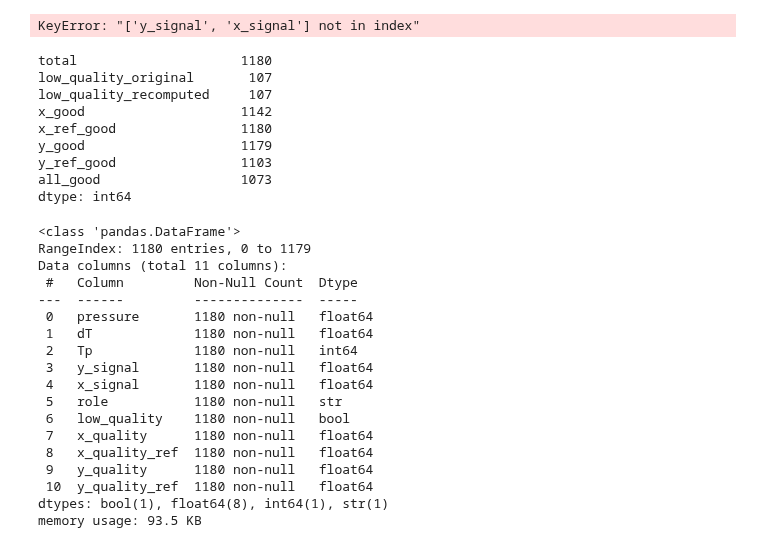
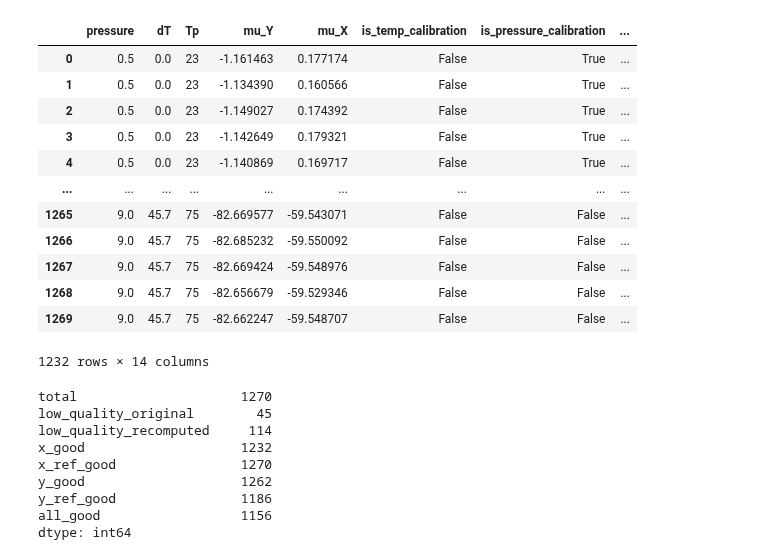
Before and after one commit to szybec31/OFDR-ML-TempPressure, a Jupyter notebook: analyze.ipynb, the cells around one changed output. Cells and saved outputs as stored; diff of their text form; code cells hidden in the pictures.

```diff
--- a/analyze.ipynb
+++ b/analyze.ipynb
@@ -77,42 +77,33 @@ df_summary[df_summary["ref"].notna()]
 # %%
-df_base_for_training = df_summary[df_summary["ref"].notna()][["pressure", "dT", "Tp", "y_signal", "x_signal", "role", "low_quality", "x_quality", "x_quality_ref", "y_quality", "y_quality_ref"]]
+df_base_for_training = df_summary[df_summary["ref"].notna()][["pressure", "dT", "Tp", "mu_Y", "mu_X",  "is_temp_calibration", "is_pressure_calibration", "is_joint_regression", "is_repeatability_test", "low_quality", "x_quality", "x_quality_ref", "y_quality", "y_quality_ref"]]
 df_base_for_training[df_base_for_training["x_quality"] > 0.9]
 # %% [output]
+|  | pressure | dT | Tp | mu_Y | mu_X | is_temp_calibration | is_pressure_calibration | ... |
+| 0 | 0.5 | 0.0 | 23 | -1.161463 | 0.177174 | False | True | ... |
+| 1 | 0.5 | 0.0 | 23 | -1.134390 | 0.160566 | False | True | ... |
+| 2 | 0.5 | 0.0 | 23 | -1.149027 | 0.174392 | False | True | ... |
+| 3 | 0.5 | 0.0 | 23 | -1.142649 | 0.179321 | False | True | ... |
+| 4 | 0.5 | 0.0 | 23 | -1.140869 | 0.169717 | False | True | ... |
+| ... | ... | ... | ... | ... | ... | ... | ... | ... |
+| 1265 | 9.0 | 45.7 | 75 | -82.669577 | -59.543071 | False | False | ... |
+| 1266 | 9.0 | 45.7 | 75 | -82.685232 | -59.550092 | False | False | ... |
+| 1267 | 9.0 | 45.7 | 75 | -82.669424 | -59.548976 | False | False | ... |
+| 1268 | 9.0 | 45.7 | 75 | -82.656679 | -59.529346 | False | False | ... |
+| 1269 | 9.0 | 45.7 | 75 | -82.662247 | -59.548707 | False | False | ... |
-KeyError: "['y_signal', 'x_signal'] not in index"
+1232 rows × 14 columns
 # %%
 from utils import quality_report
 
 
 print(quality_report(df_base_for_training, 0.9))
 # %% [output]
-total                     1180
-low_quality_original       107
-low_quality_recomputed     107
-x_good                    1142
-x_ref_good                1180
-y_good                    1179
-y_ref_good                1103
-all_good                  1073
+total                     1270
+low_quality_original        45
+low_quality_recomputed     114
+x_good                    1232
+x_ref_good                1270
+y_good                    1262
+y_ref_good                1186
+all_good                  1156
 dtype: int64
-# %%
-df_base_for_training[df_base_for_training["role"].str.contains("EDA")].info()
-# %% [output]
-<class 'pandas.DataFrame'>
-RangeIndex: 1180 entries, 0 to 1179
-Data columns (total 11 columns):
- #   Column         Non-Null Count  Dtype
----  ------         --------------  -----
- 0   pressure       1180 non-null   float64
- 1   dT             1180 non-null   float64
- 2   Tp             1180 non-null   int64
- 3   y_signal       1180 non-null   float64
- 4   x_signal       1180 non-null   float64
- 5   role           1180 non-null   str
- 6   low_quality    1180 non-null   bool
- 7   x_quality      1180 non-null   float64
- 8   x_quality_ref  1180 non-null   float64
- 9   y_quality      1180 non-null   float64
- 10  y_quality_ref  1180 non-null   float64
-dtypes: bool(1), float64(8), int64(1), str(1)
-memory usage: 93.5 KB
 # %%
```
Also changed, not shown: parts of 10 cells of this notebook, 2 other files.
